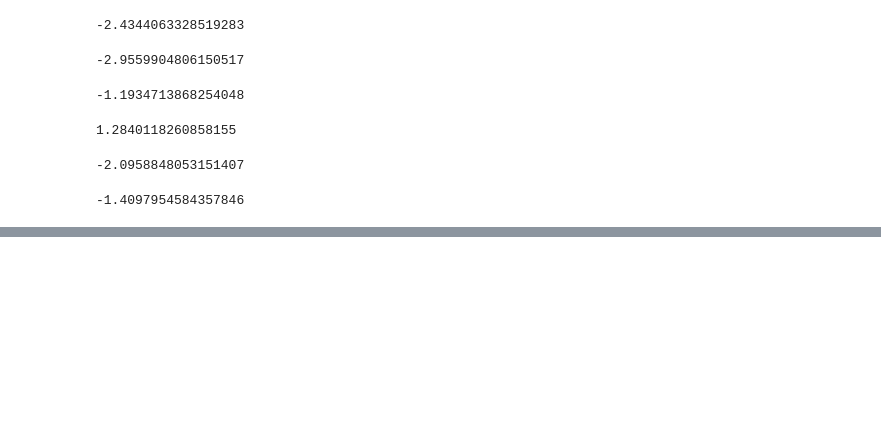
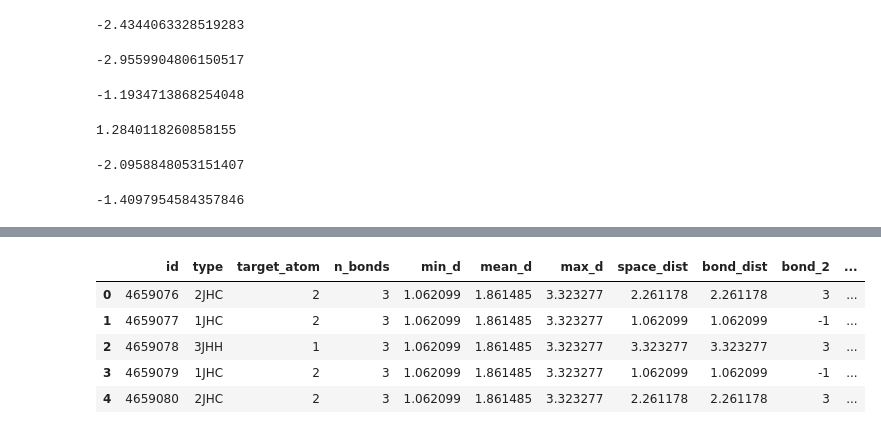
Before and after one commit to tram-tr/predicting-molecular-properties, a Jupyter notebook: models_v2.ipynb, the cells around one changed output, grey strips where cells are left out. Saved outputs shown, nothing was run; the diff lists cells and outputs as text; code cells hidden in the pictures; blank space fills up the shorter version.

```diff
--- a/models_v2.ipynb
+++ b/models_v2.ipynb
@@ -373,0 +445,21 @@ print(val_lmae)
+# %%
+test_3JHH = test[test['type'] == '3JHH'].copy()
+pred_3JHH = xgb_3JHH.predict(test_3JHH.drop(columns=['id', 'type']))
+test_3JHH['scalar_coupling_constant'] = pred_3JHH
+# %%
+test_3JHN = test[test['type'] == '3JHN'].copy()
+pred_3JHN = xgb_3JHN.predict(test_3JHN.drop(columns=['id', 'type']))
+test_3JHN['scalar_coupling_constant'] = pred_3JHN
+# %%
+test_pred = pd.concat([test_1JHC, test_1JHN, test_2JHC, test_2JHH, test_2JHN, test_3JHC, test_3JHH, test_3JHN])
+# %%
+test_pred = test_pred.sort_values(by='id')
+# %%
+test_pred.head()
+# %% [output]
+|  | id | type | target_atom | n_bonds | min_d | mean_d | max_d | space_dist | bond_dist | bond_2 | ... |
+| 0 | 4659076 | 2JHC | 2 | 3 | 1.062099 | 1.861485 | 3.323277 | 2.261178 | 2.261178 | 3 | ... |
+| 1 | 4659077 | 1JHC | 2 | 3 | 1.062099 | 1.861485 | 3.323277 | 1.062099 | 1.062099 | -1 | ... |
+| 2 | 4659078 | 3JHH | 1 | 3 | 1.062099 | 1.861485 | 3.323277 | 3.323277 | 3.323277 | 3 | ... |
+| 3 | 4659079 | 1JHC | 2 | 3 | 1.062099 | 1.861485 | 3.323277 | 1.062099 | 1.062099 | -1 | ... |
+| 4 | 4659080 | 2JHC | 2 | 3 | 1.062099 | 1.861485 | 3.323277 | 2.261178 | 2.261178 | 3 | ... |
```
Also changed, not shown: parts of 16 cells of this notebook.
